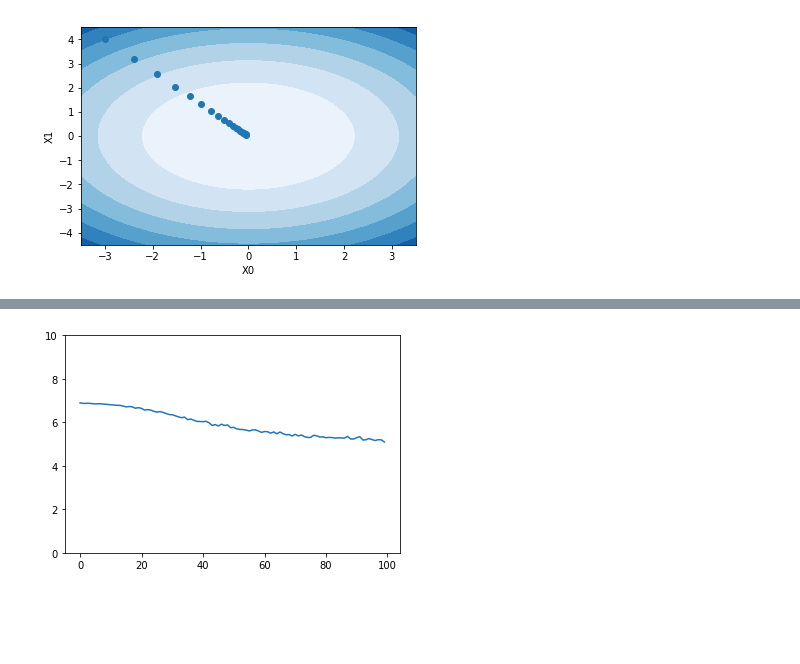
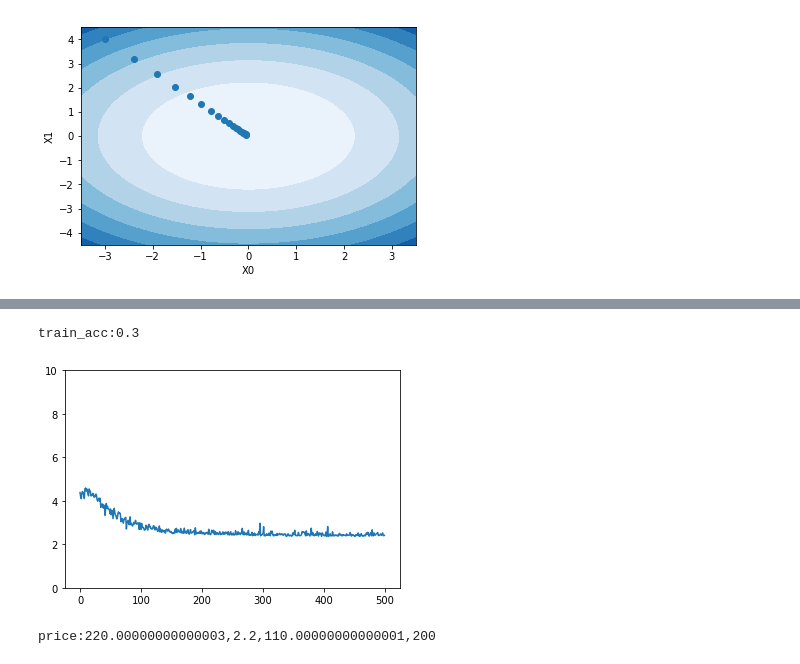
Before and after one commit to ckfanzhe/JupySum, a Jupyter notebook: SumLearn/Models/NeuralNetwork.ipynb, the cells around one changed output, grey strips where cells are left out. Drawn from its saved outputs; the diff is of its cells as text; code cells hidden in the pictures; blank space fills up the shorter version.

```diff
--- a/SumLearn/Models/NeuralNetwork.ipynb
+++ b/SumLearn/Models/NeuralNetwork.ipynb
@@ -327,13 +329,12 @@ array([[0.00105866, 0.00107921, 0.00104013, 0.00094517, 0.0009932 ,
 # %%
 # 开始学习
 # 超参数
-iters_num = 100
+iters_num = 500
 train_size = data.shape[0]
-batch_size = 100
+batch_size = 10
 learning_rate = 0.1
 train_loss_list = []
 train_acc_list = []
-test_acc_list = []
 # 平均每个epoch的重复次数
 iter_per_epoch = max(train_size / batch_size, 1)
 
@@ -354,12 +355,15 @@ for i in range(iters_num):
         train_acc = network.accuracy(x_batch, t_batch)
 #         test_acc = network.accuracy(x_test, t_test)
         train_acc_list.append(train_acc)
+        print(f'train_acc:{train_acc}')
 #         test_acc_list.append(test_acc)
 #         print("train acc, test acc | " + str(train_acc) + ", " + str(test_acc))
+# %% [output]
+train_acc:0.3
 # %%
 # 显示误差，由于训练次数不多，所以误差较大
-plt.plot([x for x in range(100)],train_loss_list)
+plt.plot([x for x in range(500)],train_loss_list)
 plt.ylim(0,10)
 plt.show()
 # %% [output]
-[figure, old version]
+[figure, new version]
@@ -365,0 +386,18 @@ plt.show()
+# %%
+# 示例
+apple = 100
+apple_num = 2
+tax = 1.1
+# layer
+mul_apple_layer = MulLayer()
+mul_tax_layer = MulLayer()
+# forward
+apple_price = mul_apple_layer.forward(apple,apple_num)
+price = mul_tax_layer.forward(apple_price,tax)
+# backward
+dprice = 1
+dapple_price,dtax = mul_tax_layer.backward(dprice)
+dapple,dapple_num = mul_apple_layer.backward(dapple_price)
+print(f'price:{price},{dapple},{dapple_num},{dtax}')
+# %% [output]
+price:220.00000000000003,2.2,110.00000000000001,200
```
Also changed, not shown: parts of 17 cells of this notebook.
